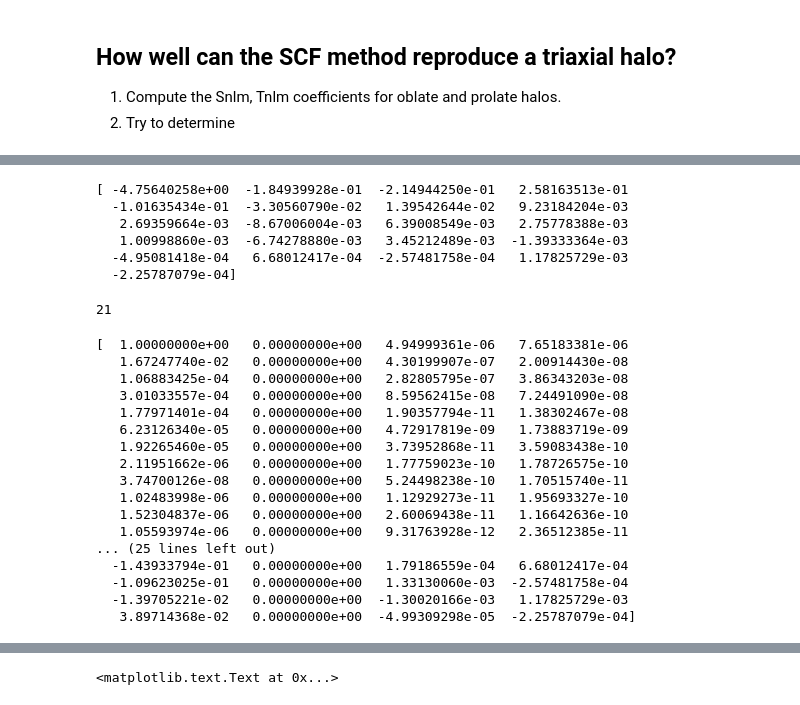
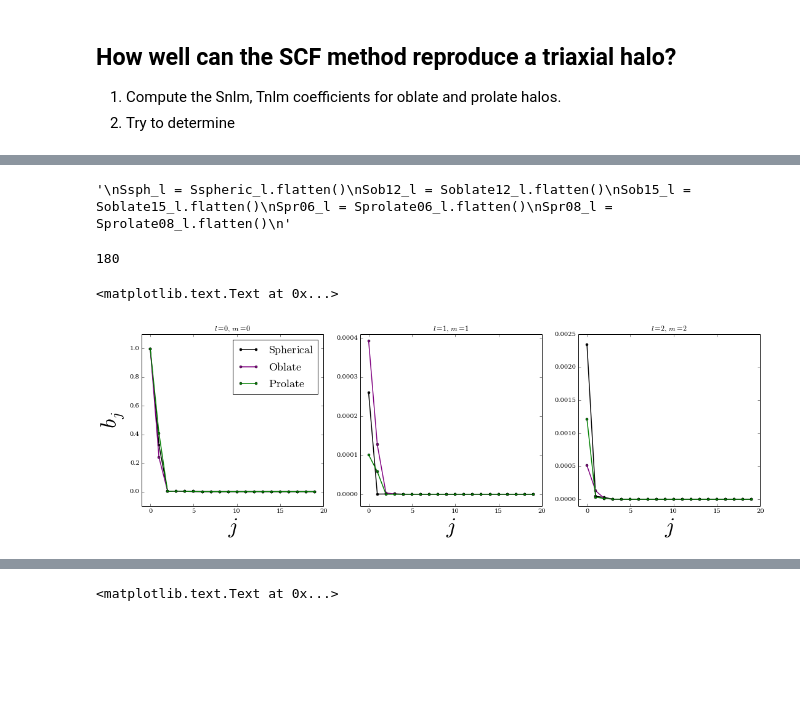
Before and after one commit to jngaravitoc/LMC-MW, a Jupyter notebook: code/SCF/SCF_triaxial.ipynb, the cells around one changed output, grey strips where cells are left out. Cells and saved outputs as stored; diff of their text form; code cells hidden in the pictures; blank space fills up the shorter version.

```diff
--- a/code/SCF/SCF_triaxial.ipynb
+++ b/code/SCF/SCF_triaxial.ipynb
@@ -90,27 +193,22 @@ print Ssph_l[:,1,1]
 # %%
-Ssph = Ssph.flatten()
+Ssph = Sspheric.flatten()
 Sob12 = Soblate12.flatten()
 Sob15 = Soblate15.flatten()
-
 Spr06 = Sprolate06.flatten()
 Spr08 = Sprolate08.flatten()
 
+"""
 Ssph_l = Sspheric_l.flatten()
 Sob12_l = Soblate12_l.flatten()
+Sob15_l = Soblate15_l.flatten()
 Spr06_l = Sprolate06_l.flatten()
-
+Spr08_l = Sprolate08_l.flatten()
+"""
 #Ssph_all = Ssph_l.flatten()
 #Sob12_all = Soblate12_l.flatten()
 #Spr06_all = Sprolate06_l.flatten()
+# %% [output]
+'\nSsph_l = Sspheric_l.flatten()\nSob12_l = Soblate12_l.flatten()\nSob15_l = Soblate15_l.flatten()\nSpr06_l = Sprolate06_l.flatten()\nSpr08_l = Sprolate08_l.flatten()\n'
-# %%
-print Sspheric_l[:,1,1]
-# %% [output]
-[ -4.75640258e+00  -1.84939928e-01  -2.14944250e-01   2.58163513e-01
-  -1.01635434e-01  -3.30560790e-02   1.39542644e-02   9.23184204e-03
-   2.69359664e-03  -8.67006004e-03   6.39008549e-03   2.75778388e-03
-   1.00998860e-03  -6.74278880e-03   3.45212489e-03  -1.39333364e-03
-  -4.95081418e-04   6.68012417e-04  -2.57481758e-04   1.17825729e-03
-  -2.25787079e-04]
 # %%
 b_sph = smooth_b(Ssph)
 b_ob12 = smooth_b(Sob12)
@@ -118,31 +216,47 @@ b_ob15 = smooth_b(Sob15)
 b_pr06 = smooth_b(Spr06)
 b_pr08 = smooth_b(Spr08)
 
+"""
 b_sph_l = smooth_b(Ssph_l)
 b_ob12_l = smooth_b(Sob12_l)
+b_ob15_l = smooth_b(Sob15_l)
 b_pr06_l = smooth_b(Spr06_l)
+b_pr08_l = smooth_b(Spr08_l)
+"""
 
 
-print len(b_sph)
+print(len(b_sph))
 # %% [output]
-21
+180
-# %%
-print b_sph_l, Ssph_l
-# %% [output]
-[  1.00000000e+00   0.00000000e+00   4.94999361e-06   7.65183381e-06
-   1.67247740e-02   0.00000000e+00   4.30199907e-07   2.00914430e-08
-   1.06883425e-04   0.00000000e+00   2.82805795e-07   3.86343203e-08
-   3.01033557e-04   0.00000000e+00   8.59562415e-08   7.24491090e-08
-   1.77971401e-04   0.00000000e+00   1.90357794e-11   1.38302467e-08
-   6.23126340e-05   0.00000000e+00   4.72917819e-09   1.73883719e-09
-   1.92265460e-05   0.00000000e+00   3.73952868e-11   3.59083438e-10
-   2.11951662e-06   0.00000000e+00   1.77759023e-10   1.78726575e-10
-   3.74700126e-08   0.00000000e+00   5.24498238e-10   1.70515740e-11
-   1.02483998e-06   0.00000000e+00   1.12929273e-11   1.95693327e-10
-   1.52304837e-06   0.00000000e+00   2.60069438e-11   1.16642636e-10
-   1.05593974e-06   0.00000000e+00   9.31763928e-12   2.36512385e-11
-... (25 lines left out)
-  -1.43933794e-01   0.00000000e+00   1.79186559e-04   6.68012417e-04
-  -1.09623025e-01   0.00000000e+00   1.33130060e-03  -2.57481758e-04
-  -1.39705221e-02   0.00000000e+00  -1.30020166e-03   1.17825729e-03
-   3.89714368e-02   0.00000000e+00  -4.99309298e-05  -2.25787079e-04]
+# %%
+figure(figsize=(18,5))
+subplot(1,3,1)
+title('$l=0,\ m=0$')
+plot(b_sph[0::9], c='k', lw=1.5, marker='o', ms=4, label='$\mathrm{Spherical}$')
+plot(b_ob12[0::9], c='purple', lw=1.5, marker='o', ms=4, label='$\mathrm{Oblate}$')
+plot(b_pr08[0::9], c='g', lw=1.5, marker='o', ms=4, label='$\mathrm{Prolate}$')
+legend(loc='best', fontsize=18)
+ylim(-0.1,1.1)
+xlim(-1,20)
+xlabel('$j$', fontsize=35)
+ylabel('$b_j$', fontsize=35)
+subplot(1,3,2)
+title('$l=1,\ m=1$')
+plot(b_sph[4::9], c='k', lw=1.5, marker='o', ms=4)
+plot(b_ob12[4::9], c='purple', lw=1.5, marker='o', ms=4)
+plot(b_pr08[4::9], c='g', lw=1.5, marker='o', ms=4)
+xlim(-1,20)
+ylim(-3E-5,4.1E-4)
+xlabel('$j$', fontsize=35)
+
+subplot(1,3,3)
+title('$l=2,\ m=2$')
+plot(b_sph[8::9], c='k', lw=1.5, marker='o', ms=4)
+plot(b_ob12[8::9], c='purple', lw=1.5, marker='o', ms=4)
+plot(b_pr08[8::9], c='g', lw=1.5, marker='o', ms=4)
+xlim(-1,20)
+ylim(-1E-4,2.5E-3)
+xlabel('$j$', fontsize=35)
+# %% [output]
+<matplotlib.text.Text at 0x...>
+[figure, added]
```
Also changed, not shown: parts of 25 cells of this notebook.
